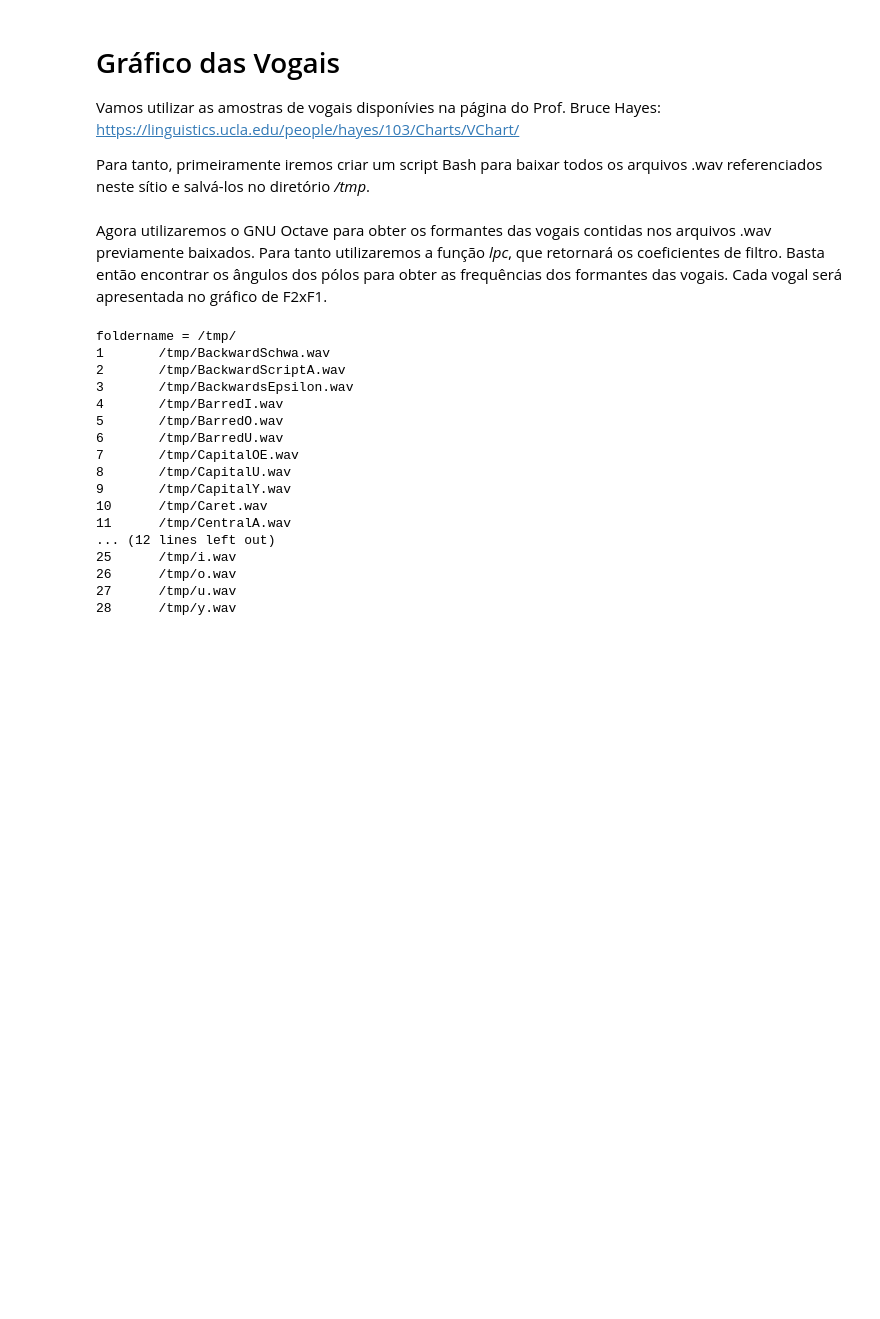
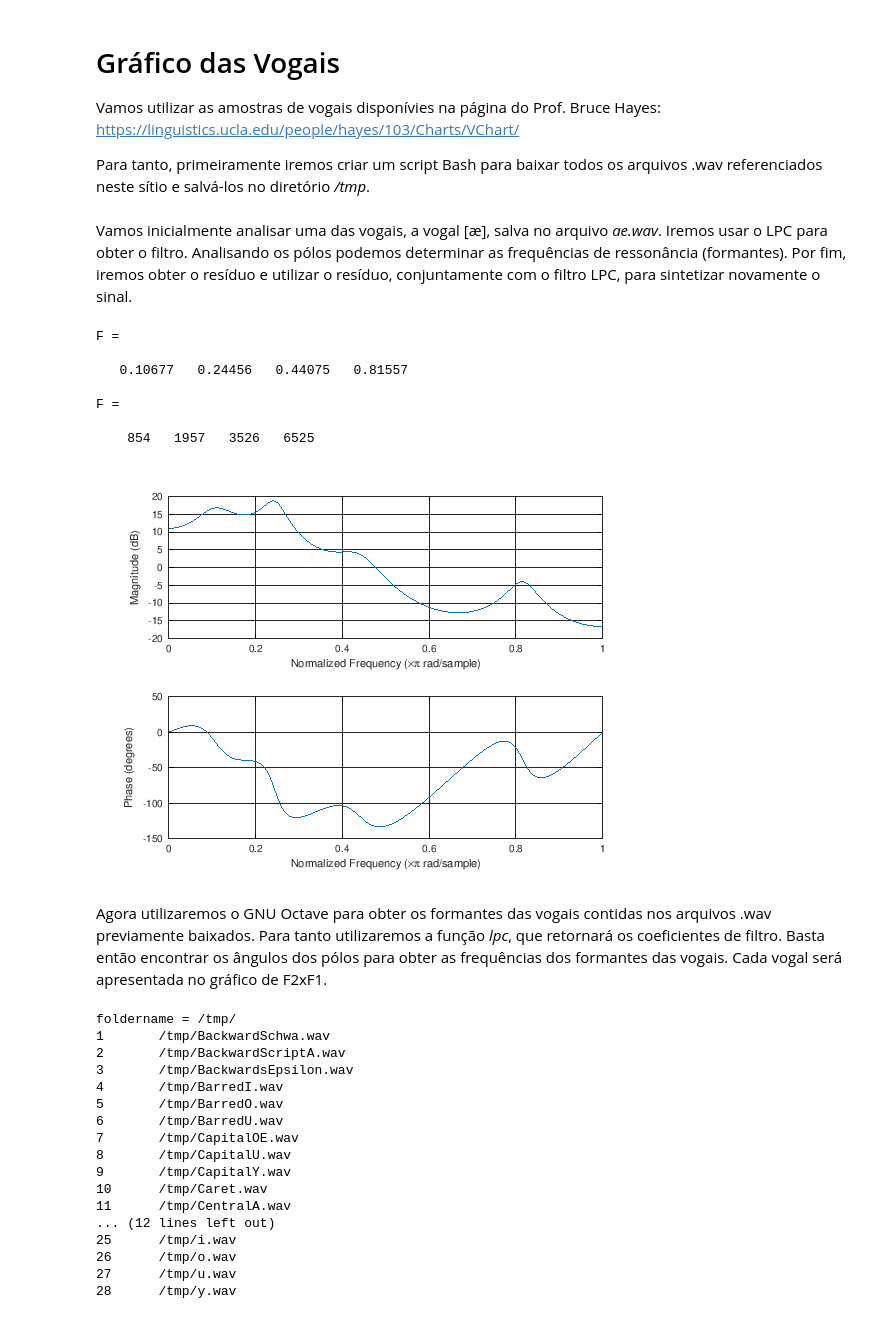
Before and after one commit to leolca/notebooks, a Jupyter notebook: aev/lpc_vowels_formants.ipynb, the cells around one changed output. Drawn from its saved outputs; the diff is of its cells as text; code cells hidden in the pictures; blank space fills up the shorter version.

```diff
--- a/aev/lpc_vowels_formants.ipynb
+++ b/aev/lpc_vowels_formants.ipynb
@@ -13,6 +86,35 @@ cat listwavfiles | while read line
 do
   wget $URL$line -q -O /tmp/$line
 done
+# %% [markdown]
+Vamos inicialmente analisar uma das vogais, a vogal [æ], salva no arquivo *ae.wav*. Iremos usar o LPC para obter o filtro. Analisando os pólos podemos determinar as frequências de ressonância (formantes). Por fim, iremos obter o resíduo e utilizar o resíduo, conjuntamente com o filtro LPC, para sintetizar novamente o sinal.
+# %%
+pkg load signal
+[x, fs] = audioread ('/tmp/ae.wav');
+% Pre-emphasis
+pre = [1 -0.9];
+x = filter(pre,1,x);
+order = 8;
+[a, g] = lpc(x, order);
+freqz(1,a);
+% formants
+F = sort (unique (abs (angle (roots (a)))/pi))'
+F = round (sort (unique (abs (angle (roots (a))))) * fs / (2 * pi) )' % Hz
+% residue
+est_x = filter([0 -a(2:end)],1,x);
+e = x-est_x;
+% synthesize using residue
+xs = filter(1,a,e);
+soundsc(xs,fs);
+# %% [output]
+F =
+
+   0.10677   0.24456   0.44075   0.81557
+
+F =
+
+    854   1957   3526   6525
+[figure, added]
 # %% [markdown]
 Agora utilizaremos o GNU Octave para obter os formantes das vogais contidas nos arquivos .wav previamente baixados. Para tanto utilizaremos a função *lpc*, que retornará os coeficientes de filtro. Basta então encontrar os ângulos dos pólos para obter as frequências dos formantes das vogais. Cada vogal será apresentada no gráfico de F2xF1.
 # %%
```
Also changed, not shown: parts of 2 cells of this notebook.
